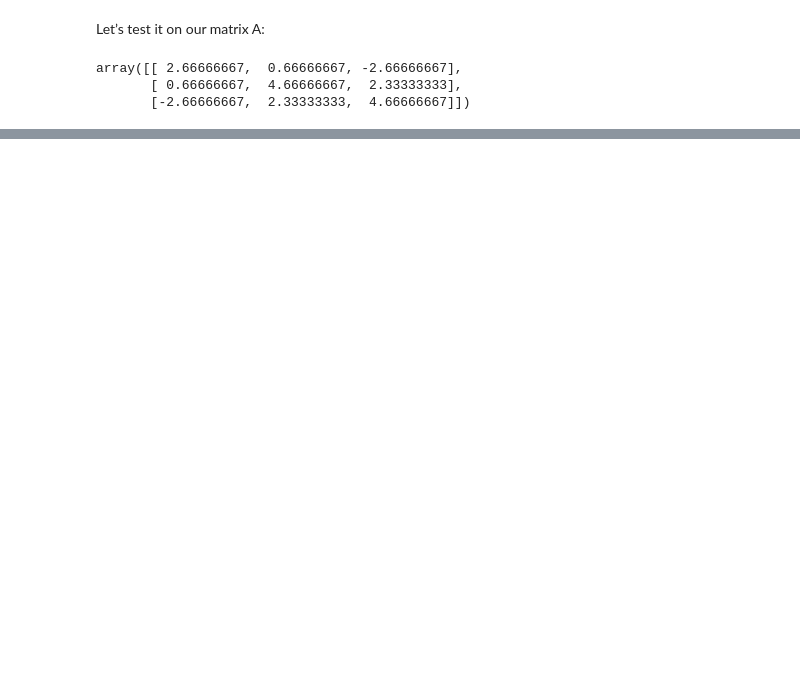
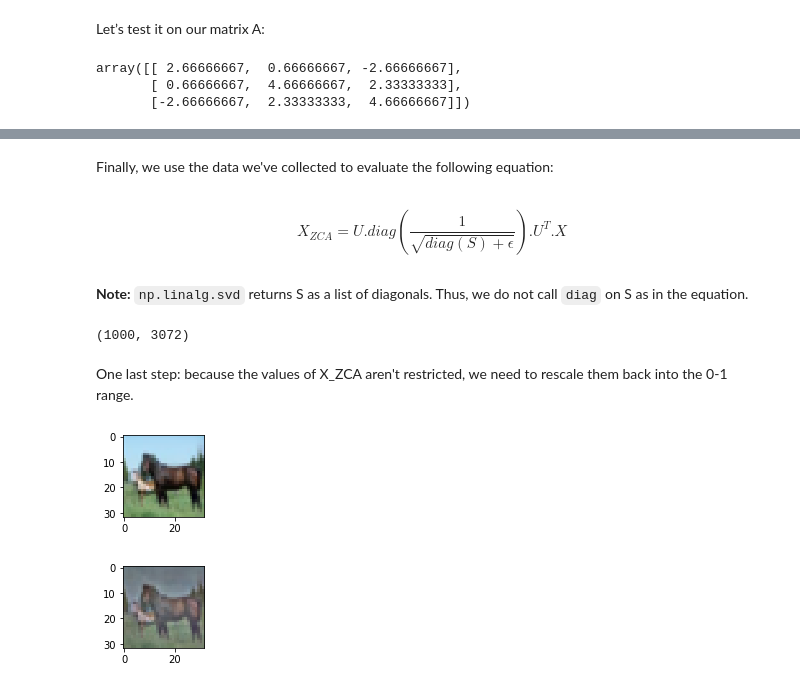
Before and after one commit to tross2552/CS420_PS0, a Jupyter notebook: Preprocessing for Deep Learning.ipynb, the cells around one changed output, grey strips where cells are left out. Drawn from its saved outputs; the diff is of its cells as text; code cells hidden in the pictures; blank space fills up the shorter version.

```diff
--- a/Preprocessing for Deep Learning.ipynb
+++ b/Preprocessing for Deep Learning.ipynb
@@ -601,0 +353,4 @@ Recall that the formula to obtain the range \[0, 1\] is:
+# %%
+X_norm = (X / 255.0)
+print( 'min: {}'.format( X_norm.min() ))
+print( 'max: {}'.format( X_norm.max() ))
@@ -601,0 +362,4 @@ Recall that the formula to obtain the range \[0, 1\] is:
+# %%
+X_norm = X_norm - X_norm.mean(axis=0)
+
+X_norm.mean(axis=0)
@@ -601,0 +371,34 @@ Recall that the formula to obtain the range \[0, 1\] is:
+# %%
+cov = np.cov(X_norm)
+U,S,V = np.linalg.svd(cov)
+# %% [markdown]
+Finally, we use the data we've collected to evaluate the following equation:
+# %% [markdown]
+$$ X_{ZCA}=U.diag\left( \frac{1}{\sqrt{diag(S)+\epsilon} } \right).U^T.X$$
+# %% [markdown]
+**Note:** `np.linalg.svd` returns S as a list of diagonals. Thus, we do not call `diag` on S as in the equation.
+# %%
+eps = 0.1
+
+diag = 1.0 / np.sqrt(S + eps)
+diag = np.diag( diag )
+
+
+
+X_ZCA = U.dot( diag )
+X_ZCA = X_ZCA.dot( U.T )
+X_ZCA = X_ZCA.dot( X_norm )
+
+print(X_ZCA.shape)
+# %% [output]
+(1000, 3072)
+# %% [markdown]
+One last step: because the values of X_ZCA aren't restricted, we need to rescale them back into the 0-1 range.
+# %%
+X_ZCA = (X_ZCA - X_ZCA.min()) / (X_ZCA.max() - X_ZCA.min())
+
+plotImage(X[12, :])
+plotImage(X_ZCA[12, :])
+# %% [output]
+[figure, added]
+[figure, added]
```
Also changed, not shown: parts of 130 cells of this notebook, 1 other file.
